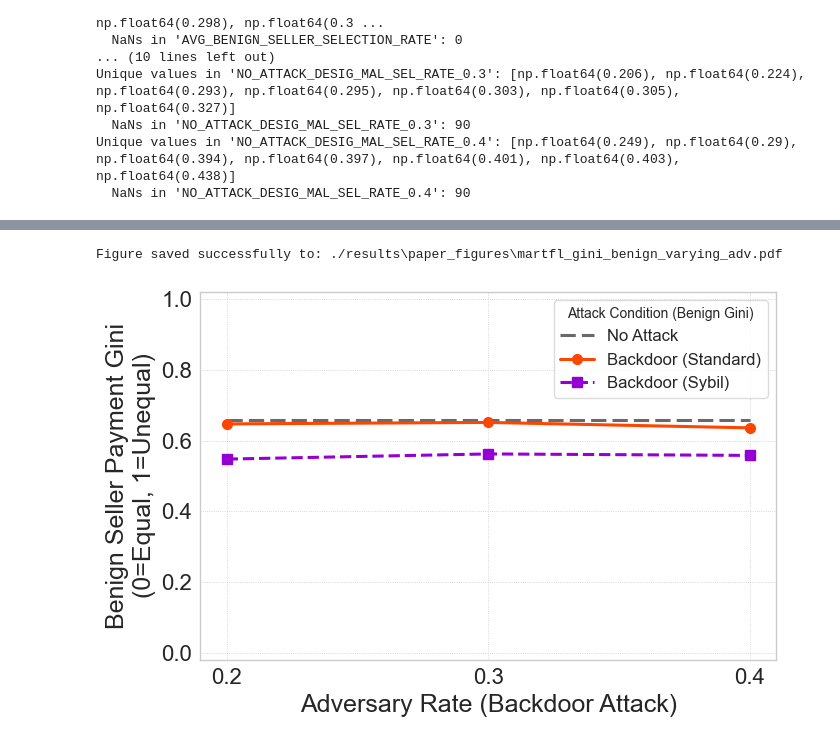
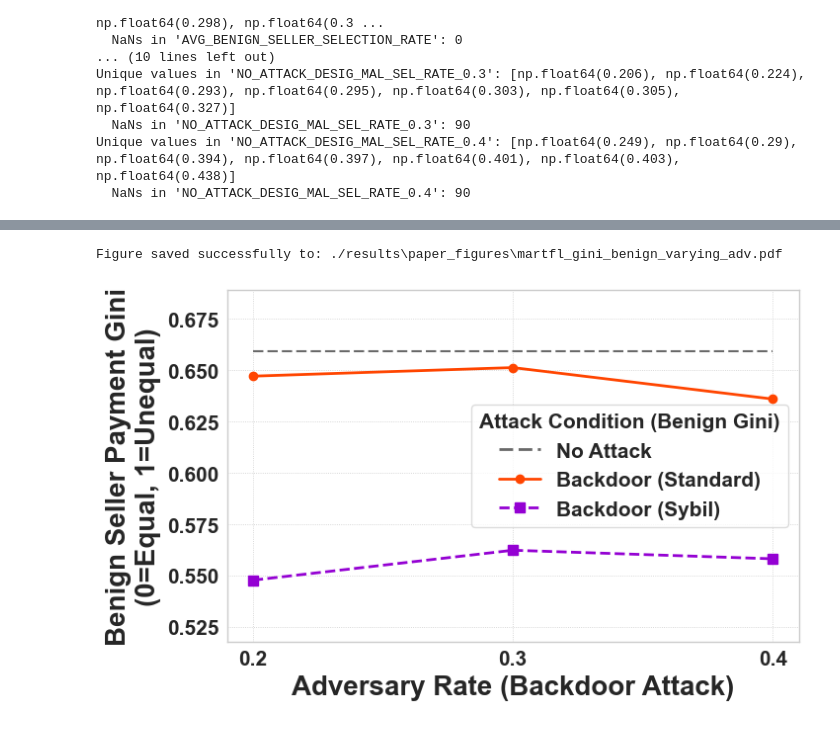
Before and after one commit to szyszyzys/poison_data_valuation, a Jupyter notebook: visual_results.ipynb, the cells around one changed output, grey strips where cells are left out. Drawn from its saved outputs; the diff is of its cells as text; code cells hidden in the pictures.

```diff
--- a/visual_results.ipynb
+++ b/visual_results.ipynb
@@ -847,7 +731,7 @@ if 'summary_df_avg' in locals() and not summary_df_avg.empty:
         if not backdoor_coc_by_sybil.empty or pd.notna(no_attack_baseline_coc):
             TITLE_FONT_SIZE = 14; AXIS_LABEL_FONT_SIZE = 12; TICK_LABEL_FONT_SIZE = 11
             LEGEND_FONT_SIZE = 10; LINE_WIDTH = 2.2; MARKER_SIZE = 7
-            fig, ax = plt.subplots(figsize=(7.5, 5))
+            fig, ax = plt.subplots()
 
             colors = { 'No Attack': 'dimgray', 'Backdoor (Standard)': 'saddlebrown', 'Backdoor (Sybil)': 'darkgoldenrod' }
             linestyles = { 'No Attack': (0, (5, 2)), 'Backdoor (Standard)': '-', 'Backdoor (Sybil)': '--' }
@@ -870,8 +754,8 @@ if 'summary_df_avg' in locals() and not summary_df_avg.empty:
                     ax.plot(data_mimic['ADV_RATE'], data_mimic['COST_OF_CONVERGENCE_PLOT'], color=colors['Backdoor (Sybil)'], marker=markers['Backdoor (Sybil)'], ls=linestyles['Backdoor (Sybil)'], lw=LINE_WIDTH, ms=MARKER_SIZE)
                     legend_elements_coc.append(Line2D([0],[0],color=colors['Backdoor (Sybil)'],lw=LINE_WIDTH,marker=markers['Backdoor (Sybil)'],ls=linestyles['Backdoor (Sybil)'],label='Backdoor (Sybil) CoC'))
 
-            ax.set_xlabel('Adversary Rate (Backdoor Attack)', fontsize=AXIS_LABEL_FONT_SIZE)
-            ax.set_ylabel(f'Cost of Convergence (Payments)', fontsize=AXIS_LABEL_FONT_SIZE)
+            ax.set_xlabel('Adversary Rate (Backdoor Attack)')
+            ax.set_ylabel(f'Cost of Convergence (Payments)',)
             ax.tick_params(axis='both', which='major', labelsize=TICK_LABEL_FONT_SIZE, pad=6)
 
             # Log Scale for CoC
@@ -880,7 +764,7 @@ if 'summary_df_avg' in locals() and not summary_df_avg.empty:
                 backdoor_coc_by_sybil['COST_OF_CONVERGENCE_PLOT'] if not backdoor_coc_by_sybil.empty else pd.Series([])
             ]).dropna()
             if not valid_coc_plot_vals_current.empty and (valid_coc_plot_vals_current > 0).all():
-                ax.set_yscale('log'); ax.set_ylabel(f'Cost of Convergence (Log Scale)', fontsize=AXIS_LABEL_FONT_SIZE)
+                ax.set_yscale('log'); ax.set_ylabel(f'Cost of Convergence (Log Scale)',)
             elif not valid_coc_plot_vals_current.empty :
                 min_val = valid_coc_plot_vals_current.min(); ax.set_ylim(bottom=max(0, min_val*0.9 if pd.notna(min_val) else 0))
 
@@ -888,7 +772,7 @@ if 'summary_df_avg' in locals() and not summary_df_avg.empty:
             if plot_xticks_coc: ax.set_xticks(ticks=plot_xticks_coc); ax.set_xticklabels(labels=[f'{r:.1f}' for r in plot_xticks_coc])
             ax.grid(True, which="both", ls=":", linewidth=0.5)
             if legend_elements_coc:
-                ax.legend(handles=legend_elements_coc, title='Attack Condition (CoC)', fontsize=LEGEND_FONT_SIZE, loc='best', frameon=True, edgecolor='lightgray')
+                ax.legend(handles=legend_elements_coc, title='Attack Condition (CoC)', loc='best', frameon=True, edgecolor='lightgray')
             # fig.suptitle(f'{current_aggregation_method}: Attack Impact on Convergence Cost (to {TARGET_ACCURACY_COC*100:.0f}% Acc.)', fontsize=TITLE_FONT_SIZE, y=0.99, fontweight='bold')
             plt.tight_layout(rect=[0,0,1,0.95])
             fig = plt.gcf()
@@ -1140,8 +1017,6 @@ if 'summary_df_avg' in locals() and not summary_df_avg.empty:
 
         # --- Plotting Grouped Bar Chart ---
         if not df_for_bars.empty:
-            TITLE_FONT_SIZE = 14; AXIS_LABEL_FONT_SIZE = 12; TICK_LABEL_FONT_SIZE = 11
-            LEGEND_FONT_SIZE = 10; LEGEND_TITLE_FONT_SIZE = 11
 
             plt.figure(figsize=(9, 5.5)) # Adjust size for clarity
 
@@ -1166,10 +1041,8 @@ if 'summary_df_avg' in locals() and not summary_df_avg.empty:
                 # errorbar=None # If summary_df_avg already contains averages
             )
 
-            plt.xlabel('Target Accuracy Milestone', fontsize=AXIS_LABEL_FONT_SIZE)
-            plt.ylabel('Avg. Rounds to Reach Milestone', fontsize=AXIS_LABEL_FONT_SIZE)
-            plt.xticks(fontsize=TICK_LABEL_FONT_SIZE)
-            plt.yticks(fontsize=TICK_LABEL_FONT_SIZE)
+            plt.xlabel('Target Accuracy Milestone')
+            plt.ylabel('Avg. Rounds to Reach Milestone')
 
             # Set y-limit (optional, adjust based on your data)
             max_rounds_plot = df_for_bars['Rounds to Converge'].max()
@@ -1179,7 +1052,7 @@ if 'summary_df_avg' in locals() and not summary_df_avg.empty:
             plt.grid(True, which='major', linestyle=':', linewidth=0.6, axis='y')
             plt.gca().set_axisbelow(True) # Grid behind bars
 
-            plt.legend(title='Attack Scenario', fontsize=LEGEND_FONT_SIZE, title_fontsize=LEGEND_TITLE_FONT_SIZE, loc='upper left', frameon=True, edgecolor='lightgray')
+            plt.legend(title='Attack Scenario', loc='upper left', frameon=True, edgecolor='lightgray')
 
             attack_adv_rate_info = ""
             if not no_attack_data.empty and (not std_backdoor_data.empty or not mimic_backdoor_data.empty):
@@ -1598,10 +1465,7 @@ if 'summary_df_avg' in locals() and not summary_df_avg.empty:
 
         # --- Plotting Benign Gini ---
         if not backdoor_benign_gini_by_sybil.empty or pd.notna(no_attack_avg_benign_gini):
-            TITLE_FONT_SIZE = 14; AXIS_LABEL_FONT_SIZE = 12; TICK_LABEL_FONT_SIZE = 11
-            LEGEND_FONT_SIZE = 10; LINE_WIDTH = 2.2; MARKER_SIZE = 7
-
-            fig, ax = plt.subplots(figsize=(7, 4.8))
+            fig, ax = plt.subplots()
 
             colors = { 'No Attack': 'dimgray', 'Backdoor (Standard)': 'orangered', 'Backdoor (Mimic)': 'darkviolet' }
             linestyles = { 'No Attack': (0, (5, 2)), 'Backdoor (Standard)': '-', 'Backdoor (Mimic)': '--' }
@@ -1613,7 +1477,7 @@ if 'summary_df_avg' in locals() and not summary_df_avg.empty:
 
             if pd.notna(no_attack_avg_benign_gini):
                 ax.hlines(y=no_attack_avg_benign_gini, xmin=xmin_hline, xmax=xmax_hline,
-                          color=colors['No Attack'], linestyle=linestyles['No Attack'], linewidth=LINE_WIDTH)
+                          color=colors['No Attack'], linestyle=linestyles['No Attack'])
                 legend_elements_gini.append(Line2D([0], [0], color=colors['No Attack'], linestyle=linestyles['No Attack'],
                                                   lw=LINE_WIDTH, label=f'No Attack'))
 
@@ -1622,9 +1486,9 @@ if 'summary_df_avg' in locals() and not summary_df_avg.empty:
                 if not data_std.empty:
                     ax.plot(data_std['ADV_RATE'], data_std[ACTUAL_BENIGN_GINI_COLUMN_NAME], # Use actual name
                             color=colors['Backdoor (Standard)'], linestyle=linestyles['Backdoor (Standard)'],
-                            marker=markers['Backdoor (Standard)'], linewidth=LINE_WIDTH, markersize=MARKER_SIZE)
+                            marker=markers['Backdoor (Standard)'], linewidth=LINE_WIDTH)
                     legend_elements_gini.append(Line2D([0], [0], color=colors['Backdoor (Standard)'], linestyle=linestyles['Backdoor (Standard)'],
-                                                      marker=markers['Backdoor (Standard)'], markersize=MARKER_SIZE, lw=LINE_WIDTH,
+                                                      marker=markers['Backdoor (Standard)'], lw=LINE_WIDTH,
                                                       label='Backdoor (Standard)'))
 
                 data_mimic = backdoor_benign_gini_by_sybil[backdoor_benign_gini_by_sybil['IS_SYBIL'] == 'mimic']
@@ -1632,39 +1496,47 @@ if 'summary_df_avg' in locals() and not summary_df_avg.empty:
                     ax.plot(data_mimic['ADV_RATE'], data_mimic[ACTUAL_BENIGN_GINI_COLUMN_NAME], # Use actual name
                             color=colors['Backdoor (Mimic)'], linestyle=linestyles['Backdoor (Mimic)'],
                             marker=markers['Backdoor (Mimic)'], linewidth=LINE_WIDTH, markersize=MARKER_SIZE)
                     legend_elements_gini.append(Line2D([0], [0], color=colors['Backdoor (Mimic)'], linestyle=linestyles['Backdoor (Mimic)'],
                                                       marker=markers['Backdoor (Mimic)'], markersize=MARKER_SIZE, lw=LINE_WIDTH,
                                                       label='Backdoor (Sybil)'))
 
-            ax.set_xlabel('Adversary Rate (Backdoor Attack)', fontsize=AXIS_LABEL_FONT_SIZE)
-            ax.set_ylabel('Benign Seller Payment Gini\n(0=Equal, 1=Unequal)', fontsize=AXIS_LABEL_FONT_SIZE)
-            ax.tick_params(axis='both', which='major', labelsize=TICK_LABEL_FONT_SIZE, pad=6)
-            ax.set_ylim(-0.02, 1.02)
+            ax.set_xlabel('Adversary Rate (Backdoor Attack)',)
+            ax.set_ylabel('Benign Seller Payment Gini\n(0=Equal, 1=Unequal)')
+            ax.tick_params(axis='both', which='major', pad=6)
+            gini_values = backdoor_benign_gini_by_sybil[ACTUAL_BENIGN_GINI_COLUMN_NAME].tolist()
+            if pd.notna(no_attack_avg_benign_gini):
+                gini_values.append(no_attack_avg_benign_gini)
 
+            if gini_values:
+                min_val = max(min(gini_values) - 0.03, 0)
+                max_val = min(max(gini_values) + 0.03, 1)
+                ax.set_ylim(min_val, max_val)
+            else:
+                ax.set_ylim(0.2, 0.6)  # fallback range
             plot_xticks_bg = adv_rates_present_in_data if adv_rates_present_in_data else adv_rates_to_plot_on_x
             if plot_xticks_bg :
                  ax.set_xticks(ticks=plot_xticks_bg); ax.set_xticklabels(labels=[f'{r:.1f}' for r in plot_xticks_bg])
 
             ax.grid(True, which='major', linestyle=':', linewidth=0.6)
 
             if legend_elements_gini:
-                ax.legend(handles=legend_elements_gini, title='Attack Condition (Benign Gini)', fontsize=LEGEND_FONT_SIZE, loc='best', frameon=True, edgecolor='lightgray')
+                ax.legend(handles=legend_elements_gini, title='Attack Condition (Benign Gini)', loc='best', frameon=True, edgecolor='lightgray')
             # fig.suptitle(f'{current_aggregation_method}: Robustness of Benign Seller Fairness to Attacks',
             #              fontsize=TITLE_FONT_SIZE, y=0.99, fontweight='bold')
             plt.tight_layout(rect=[0, 0, 1, 0.95])
             fig = plt.gcf()
             save_figure_as_pdf(
                 fig=fig,
                 output_directory=FIGURE_SAVE_DIR,
                 base_filename="gini_benign_varying_adv", # Base name describing the plot
                 current_aggregation_method=current_aggregation_method,
                 # other_details=f"target{int(TARGET_ACCURACY_COC*100)}acc" # Example other detail
             )
 else:
     print("DataFrame 'summary_df_avg' is not available for Benign Gini plot (empty or not loaded).")
 # %% [output]
 Figure saved successfully to: ./results\paper_figures\martfl_gini_benign_varying_adv.pdf
-[figure, old version]
+[figure, new version]
 # %%
 import pandas as pd
 import matplotlib.pyplot as plt
```
Also changed, not shown: parts of 16 cells of this notebook, 2 other files.
